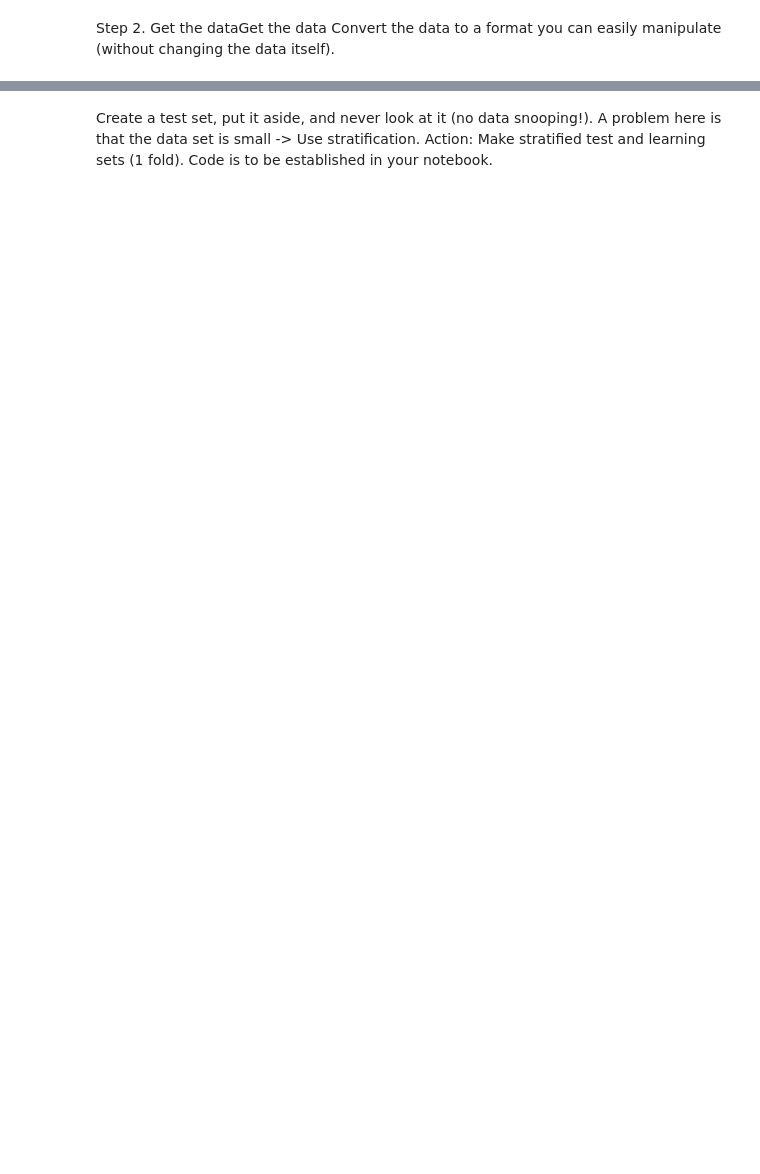
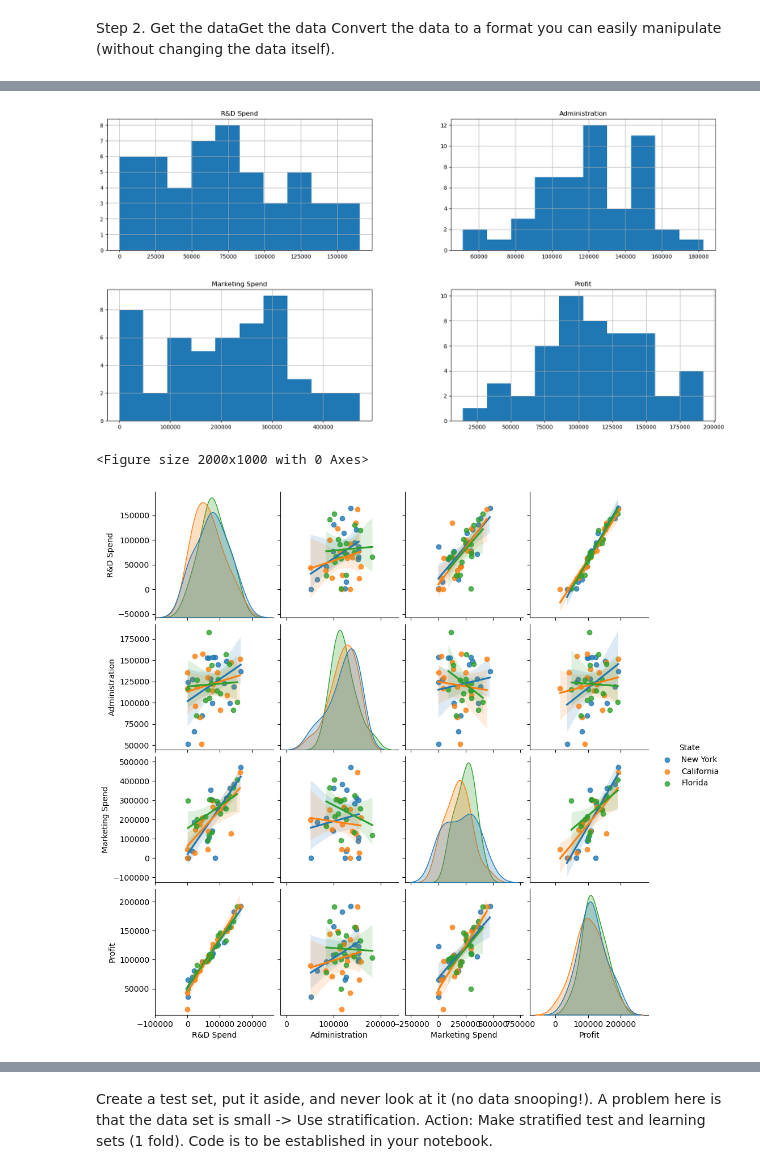
Before and after one commit to KacperBytnar/Machine_Learning_Evaluate_new_startups_profit, a Jupyter notebook: calcs/50-Startups_ML_Mandatory-Assignment.ipynb, the cells around one changed output, grey strips where cells are left out. Drawn from its saved outputs; the diff is of its cells as text; code cells hidden in the pictures; blank space fills up the shorter version.

```diff
--- a/calcs/50-Startups_ML_Mandatory-Assignment.ipynb
+++ b/calcs/50-Startups_ML_Mandatory-Assignment.ipynb
@@ -38,0 +70,15 @@ plt.show()
+# %%
+import matplotlib.pyplot as plt
+# Visualize the data
+import seaborn as sns
+dataset.hist(figsize=(20,10))
+
+# Seaborn
+plt.figure(figsize=(20,10))
+sns.pairplot(data=dataset,hue='State',kind='reg')
+
+plt.show()
+# %% [output]
+[figure, added]
+<Figure size 2000x1000 with 0 Axes>
+[figure, added]
```
Also changed, not shown: parts of 14 cells of this notebook, 1 other file.
